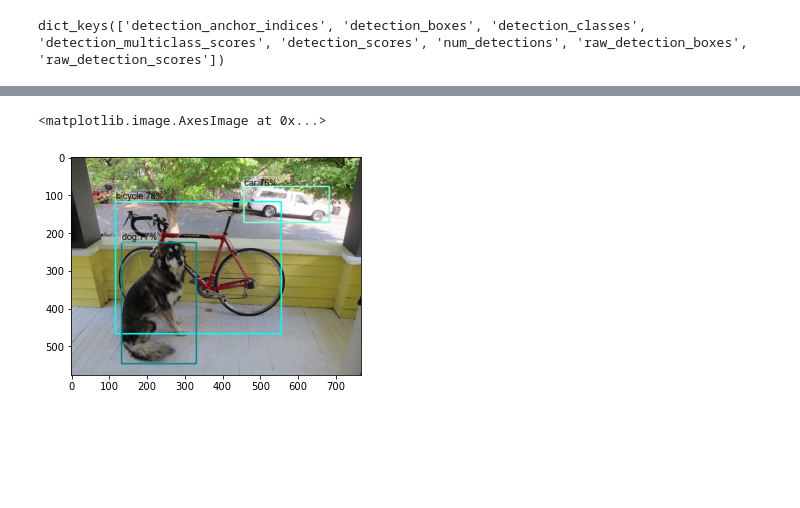
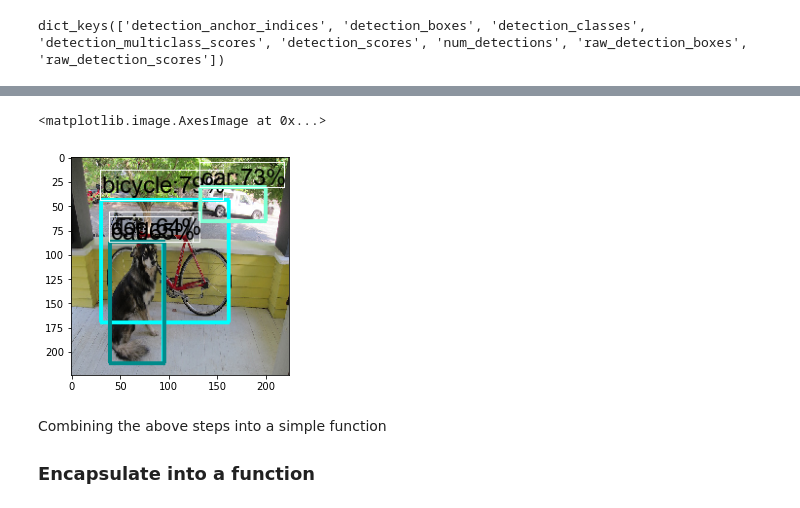
Before and after one commit to mtc-20/Learning_ML_AI, a Jupyter notebook: Object_detection/ssd_base.ipynb, the cells around one changed output, grey strips where cells are left out. Drawn from its saved outputs; the diff is of its cells as text; code cells hidden in the pictures; blank space fills up the shorter version.

```diff
--- a/Object_detection/ssd_base.ipynb
+++ b/Object_detection/ssd_base.ipynb
@@ -233,2 +241,0 @@ print(img_arr.shape)
-# %%
-img_arr = img_arr.reshape(1,576,768,3)
@@ -255,2 +258,0 @@ int(out_base['num_detections'])
-# %%
-out_base['detection_classes'] = out_base['detection_classes'].numpy().astype(np.int64)
@@ -267,5 +265,5 @@ array([ 2, 18,  3,  8,  1,  3,  3,  7,  3,  1, 18, 64,  1,  8,  3,  3, 62,
 # %%
-img_numpy = img_arr.astype(np.uint8).copy()
-plt.imshow(img_numpy[0])
+img_numpy = img_arr.astype(np.uint8).copy()[0]
+plt.imshow(img_numpy)
 # %% [output]
 <matplotlib.image.AxesImage at 0x...>
@@ -277,2 +277,2 @@ img_numpy.shape
 # %%
-viz_boxes_and_labels_on_arr(img_numpy[0], out_base['detection_boxes'].numpy()[0], out_base['detection_classes'][0], out_base['detection_scores'].numpy()[0], labels_dict, max_boxes_to_draw=20, min_score_thresh=.6, use_normalized_coords=True)
+viz_result = viz_boxes_and_labels_on_arr(img_numpy, out_base['detection_boxes'].numpy()[0], out_base['detection_classes'].numpy().astype(np.uint)[0], out_base['detection_scores'].numpy()[0], labels_dict, max_boxes_to_draw=20, min_score_thresh=.6, use_normalized_coords=True)
@@ -297,8 +279,12 @@ array([[[ 57,  58,  50],
-# %%
-plt.imshow(img_numpy[0].astype(np.uint8))
-# %% [output]
-<matplotlib.image.AxesImage at 0x...>
-[figure, removed]
+# %%
+plt.imshow(viz_result)
+# %% [output]
+<matplotlib.image.AxesImage at 0x...>
+[figure, added]
+# %% [markdown]
+Combining the above steps into a simple function
+
+### Encapsulate into a function
 # %%
 def getPredictions(image_file, model):
 	img_input = Image.open(image_file)
```
Also changed, not shown: parts of 29 cells of this notebook, 1 other file.
